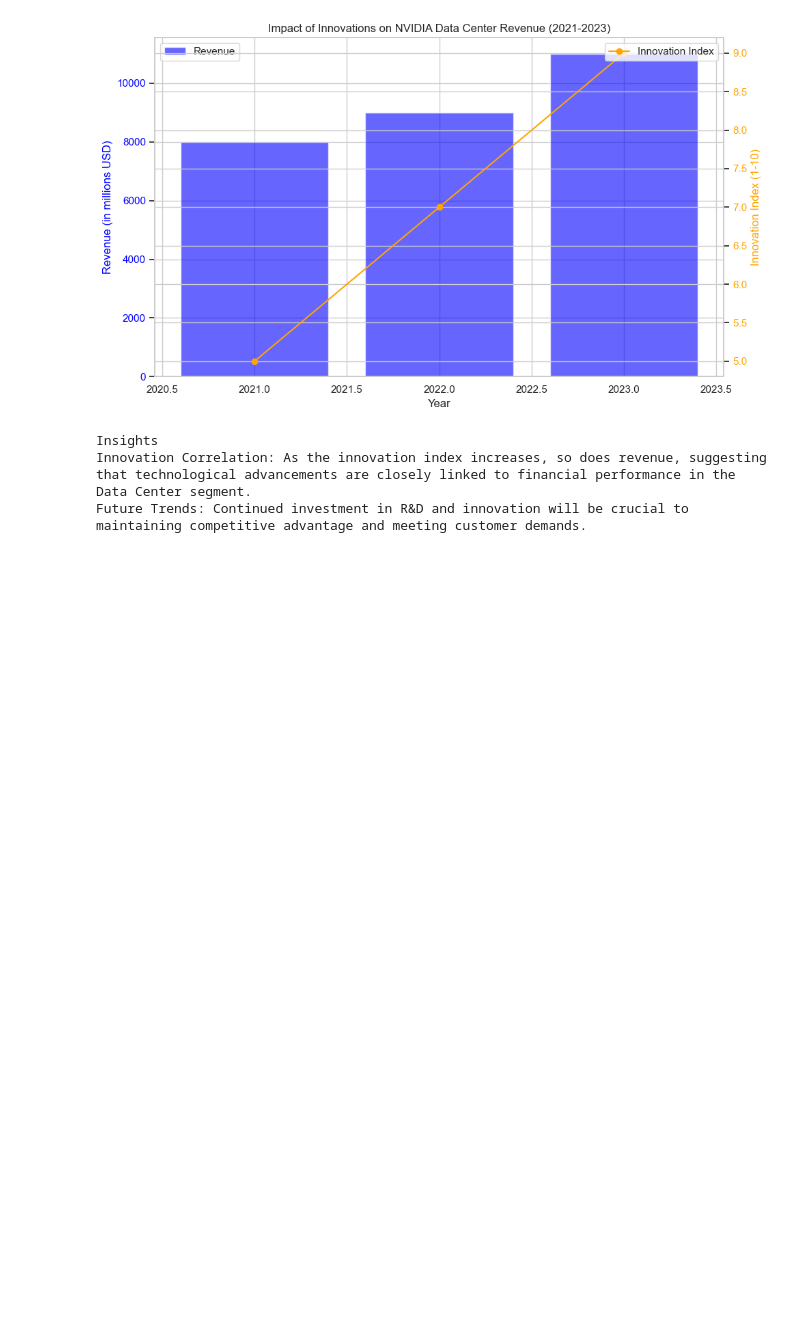
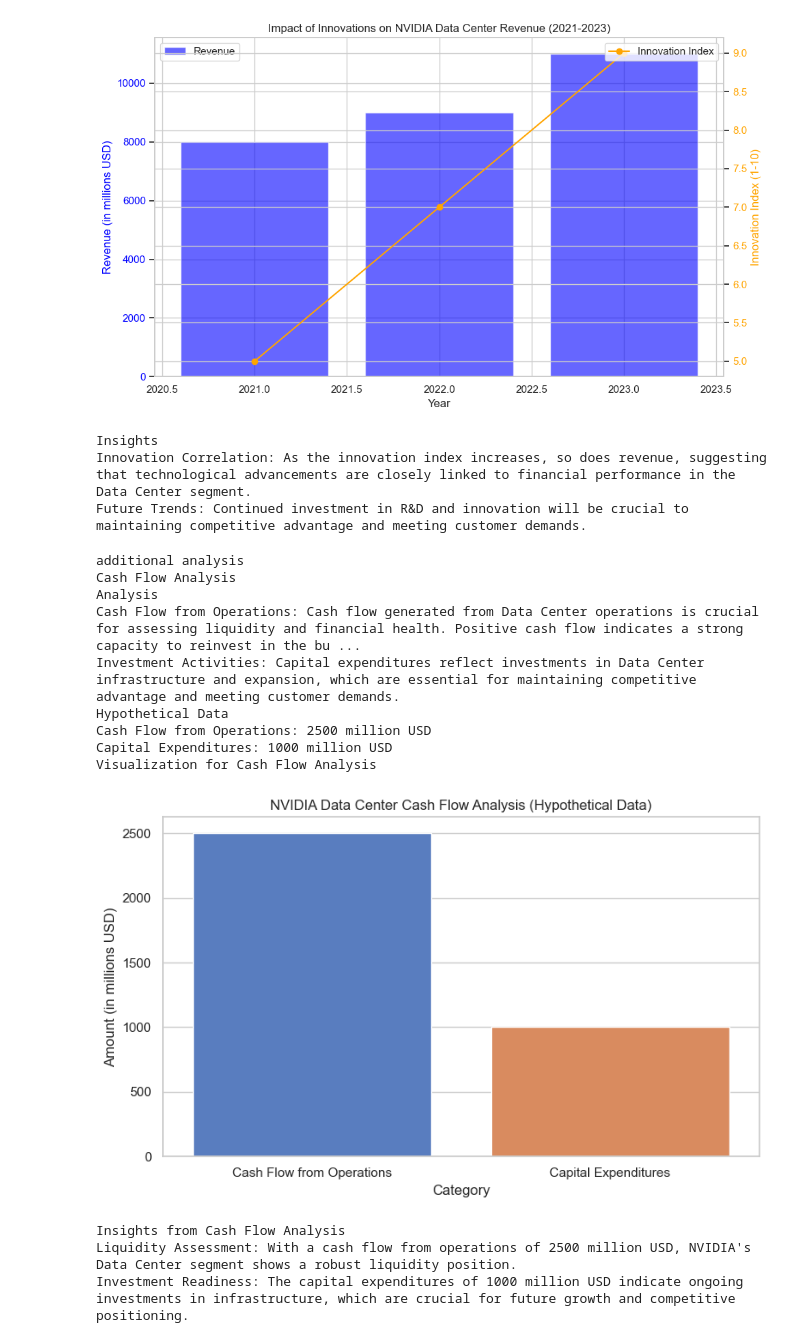
Before and after one commit to heythatwho/Data-Projects, a Jupyter notebook: Nvidia business Analysis.ipynb, the cells around one changed output. Saved outputs shown, nothing was run; the diff lists cells and outputs as text; code cells hidden in the pictures; blank space fills up the shorter version.

Commit message:
Update Nvidia business Analysis.ipynb
adding investment related information

```diff
--- a/Nvidia business Analysis.ipynb
+++ b/Nvidia business Analysis.ipynb
@@ -1349,3 +1349,55 @@ Let's visualize the impact of innovation over time, using a hypothetical dataset
 Insights
 Innovation Correlation: As the innovation index increases, so does revenue, suggesting that technological advancements are closely linked to financial performance in the Data Center segment.
 Future Trends: Continued investment in R&D and innovation will be crucial to maintaining competitive advantage and meeting customer demands.
+# %%
+print("""additional analysis
+Cash Flow Analysis
+Analysis
+Cash Flow from Operations: Cash flow generated from Data Center operations is crucial for assessing liquidity and financial health. Positive cash flow indicates a strong capacity to reinvest in the business.
+Investment Activities: Capital expenditures reflect investments in Data Center infrastructure and expansion, which are essential for maintaining competitive advantage and meeting customer demands.
+Hypothetical Data
+Cash Flow from Operations: 2500 million USD
+Capital Expenditures: 1000 million USD
+Visualization for Cash Flow Analysis""")
+import pandas as pd
+import matplotlib.pyplot as plt
+import seaborn as sns
+
+# Hypothetical cash flow data
+cash_flow_data = {
+    'Category': ['Cash Flow from Operations', 'Capital Expenditures'],
+    'Amount (in millions USD)': [2500, 1000]
+}
+
+df_cash_flow = pd.DataFrame(cash_flow_data)
+
+# Set the style for the visualization
+sns.set(style="whitegrid")
+
+# Create a bar plot for cash flow analysis
+plt.figure(figsize=(8, 5))
+sns.barplot(data=df_cash_flow, x='Category', y='Amount (in millions USD)', palette='muted')
+plt.title('NVIDIA Data Center Cash Flow Analysis (Hypothetical Data)')
+plt.ylabel('Amount (in millions USD)')
+plt.xlabel('Category')
+plt.tight_layout()
+plt.show()
+
+print("""Insights from Cash Flow Analysis
+Liquidity Assessment: With a cash flow from operations of 2500 million USD, NVIDIA's Data Center segment shows a robust liquidity position.
+Investment Readiness: The capital expenditures of 1000 million USD indicate ongoing investments in infrastructure, which are crucial for future growth and competitive positioning.
+""")
+# %% [output]
+additional analysis
+Cash Flow Analysis
+Analysis
+Cash Flow from Operations: Cash flow generated from Data Center operations is crucial for assessing liquidity and financial health. Positive cash flow indicates a strong capacity to reinvest in the bu ...
+Investment Activities: Capital expenditures reflect investments in Data Center infrastructure and expansion, which are essential for maintaining competitive advantage and meeting customer demands.
+Hypothetical Data
+Cash Flow from Operations: 2500 million USD
+Capital Expenditures: 1000 million USD
+Visualization for Cash Flow Analysis
+[figure, added]
+Insights from Cash Flow Analysis
+Liquidity Assessment: With a cash flow from operations of 2500 million USD, NVIDIA's Data Center segment shows a robust liquidity position.
+Investment Readiness: The capital expenditures of 1000 million USD indicate ongoing investments in infrastructure, which are crucial for future growth and competitive positioning.
```
Also changed, not shown: parts of 3 cells of this notebook.
